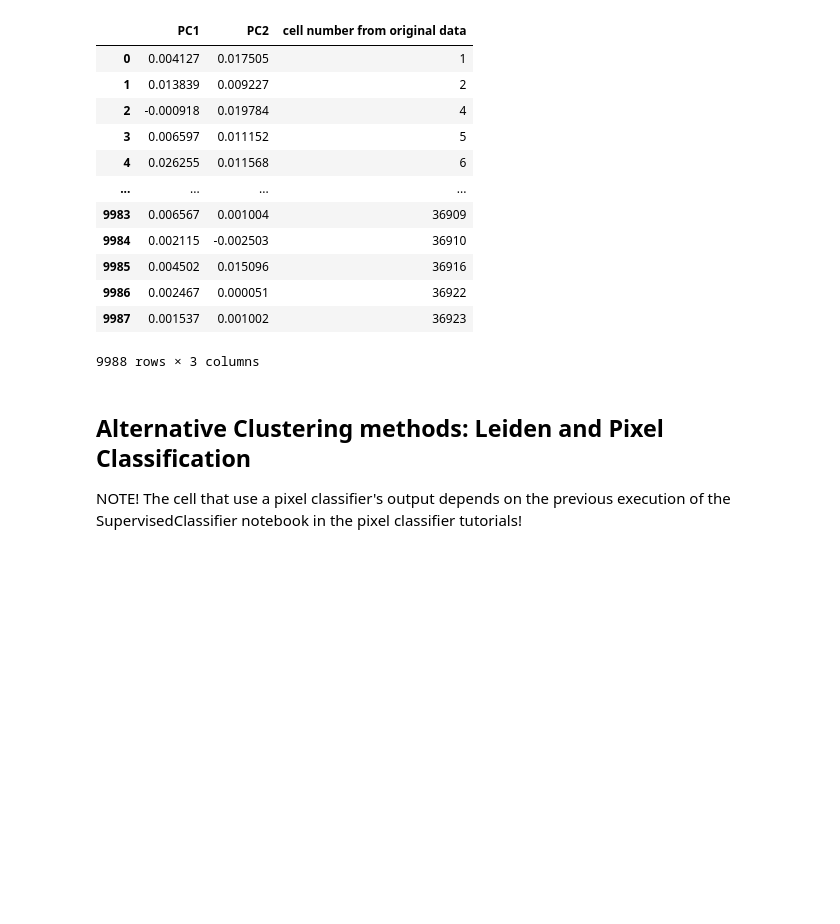
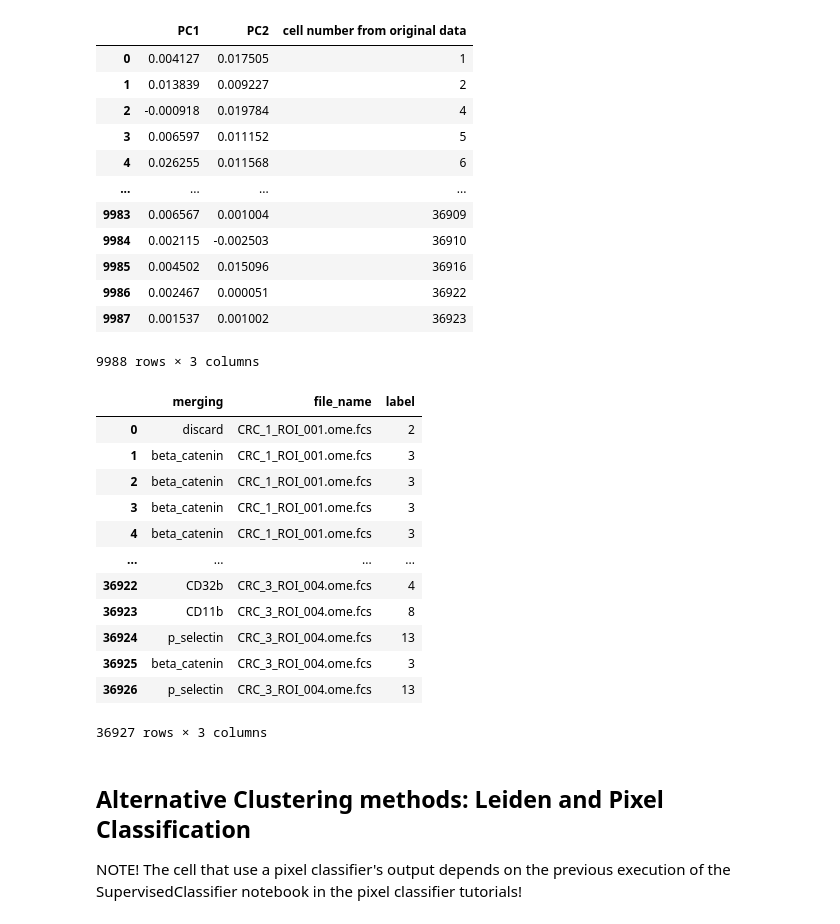
Before and after one commit to BenCaiello/PalmettoBUG, a Jupyter notebook: docs/source/notebooks/CoreImagingPipeline/SingleCellAnalysis.ipynb, the cells around one changed output. Cells and saved outputs as stored; diff of their text form; code cells hidden in the pictures; blank space fills up the shorter version.

```diff
--- a/docs/source/notebooks/CoreImagingPipeline/SingleCellAnalysis.ipynb
+++ b/docs/source/notebooks/CoreImagingPipeline/SingleCellAnalysis.ipynb
@@ -388,6 +393,24 @@ dimensionality_reduction_export
 | 9986 | 0.002467 | 0.000051 | 36922 |
 | 9987 | 0.001537 | 0.001002 | 36923 |
 9988 rows × 3 columns
+# %%
+## this creates a classy_mask folder with .tiff files for each sample_id/file_name
+df = Analysis_experiment.export_clustering_classy_masks(clustering = "merging", identifier = "seed1234")
+df
+# %% [output]
+|  | merging | file_name | label |
+| 0 | discard | CRC_1_ROI_001.ome.fcs | 2 |
+| 1 | beta_catenin | CRC_1_ROI_001.ome.fcs | 3 |
+| 2 | beta_catenin | CRC_1_ROI_001.ome.fcs | 3 |
+| 3 | beta_catenin | CRC_1_ROI_001.ome.fcs | 3 |
+| 4 | beta_catenin | CRC_1_ROI_001.ome.fcs | 3 |
+| ... | ... | ... | ... |
+| 36922 | CD32b | CRC_3_ROI_004.ome.fcs | 4 |
+| 36923 | CD11b | CRC_3_ROI_004.ome.fcs | 8 |
+| 36924 | p_selectin | CRC_3_ROI_004.ome.fcs | 13 |
+| 36925 | beta_catenin | CRC_3_ROI_004.ome.fcs | 3 |
+| 36926 | p_selectin | CRC_3_ROI_004.ome.fcs | 13 |
+36927 rows × 3 columns
 # %% [markdown]
 ## Alternative Clustering methods: Leiden and Pixel Classification
 
```
Also changed, not shown: parts of 5 cells of this notebook, 1 other file.
